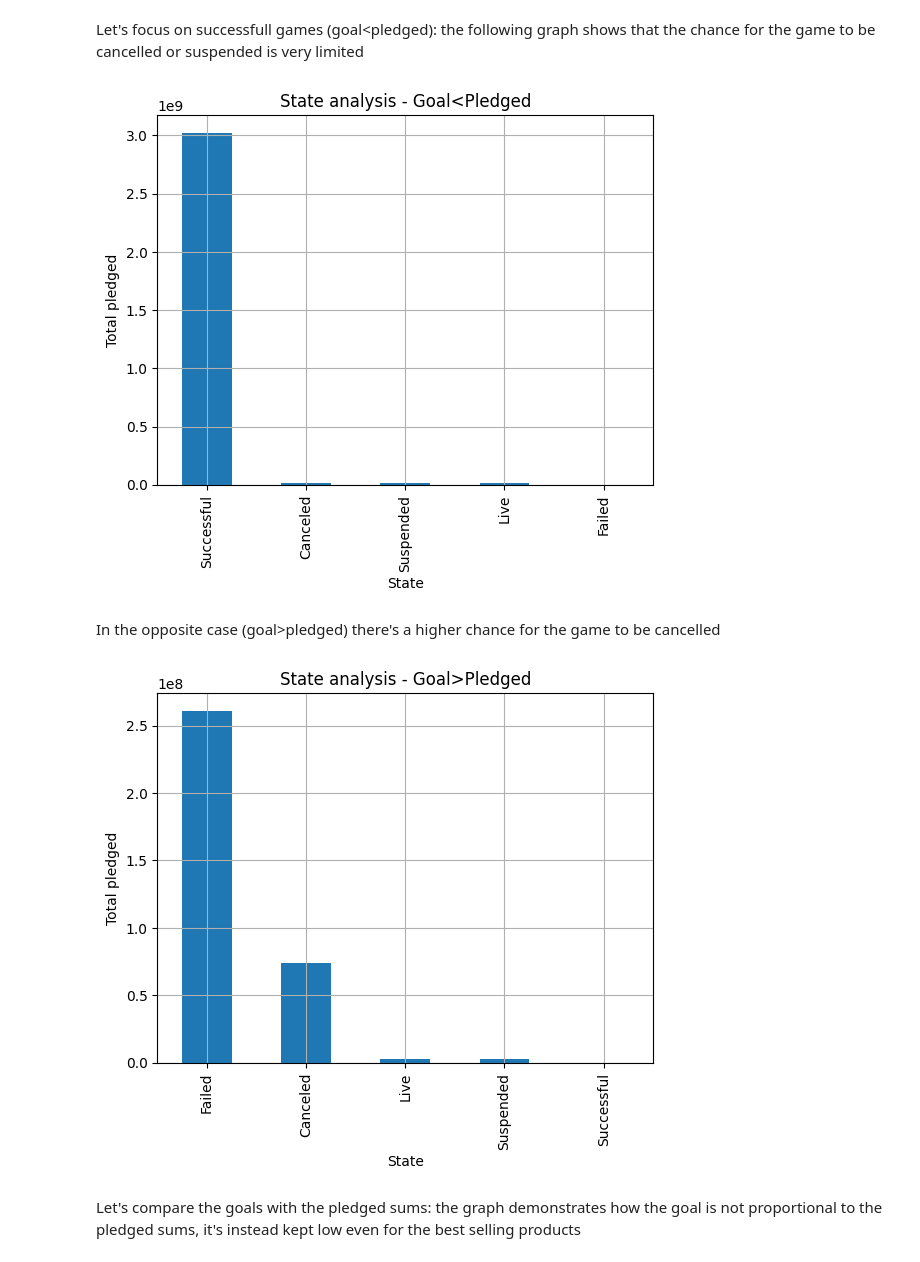
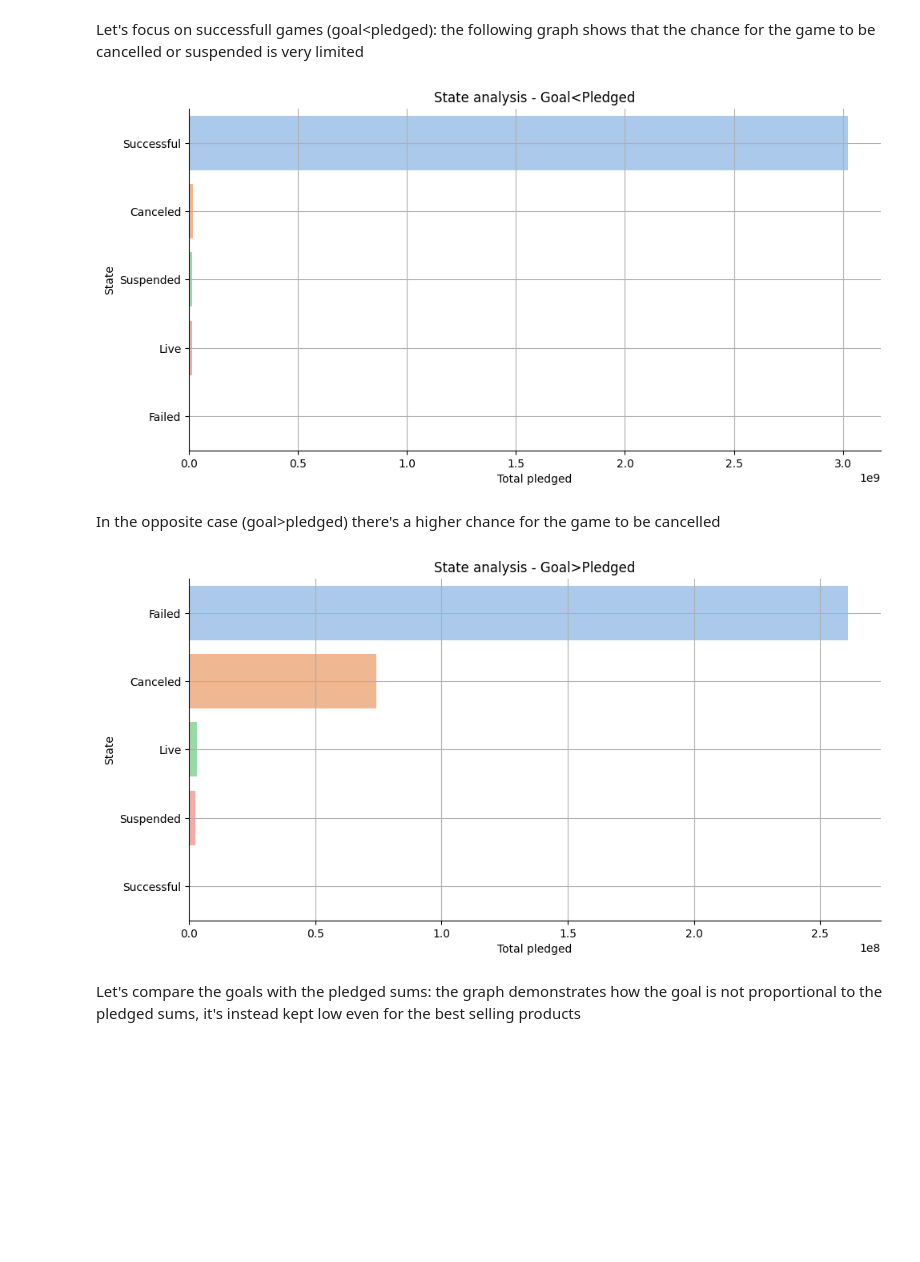
Before and after one commit to eulogi92/Portfolio, a Jupyter notebook: Python/3. KICKSTARTER PROJECTS/Python_Project_Kickstarter.ipynb, the cells around one changed output. Cells and saved outputs as stored; diff of their text form; code cells hidden in the pictures; blank space fills up the shorter version.

```diff
--- a/Python/3. KICKSTARTER PROJECTS/Python_Project_Kickstarter.ipynb
+++ b/Python/3. KICKSTARTER PROJECTS/Python_Project_Kickstarter.ipynb
@@ -353,27 +358,31 @@ plt.show()
 # %% [markdown]
 Let's focus on successfull games (goal<pledged): the following graph shows that the chance for the game to be cancelled or suspended is very limited
 # %%
-data=df[df["Goal"]<df["Pledged"]].groupby("State")["Pledged"].sum().head(10).sort_values(ascending=False)
-data.plot(kind="bar")
-plt.xlabel("State")
-plt.ylabel("Total pledged")
+data=pd.DataFrame({'index':df[df["Goal"]<df["Pledged"]].groupby("State")["Pledged"].sum().head(10).sort_values(ascending=False).index,
+                    'values':df[df["Goal"]<df["Pledged"]].groupby("State")["Pledged"].sum().head(10).sort_values(ascending=False).values})
+
+sns.catplot(data=data, x=data['values'], y=data['index'], kind="bar", palette="pastel", legend=False,height = 5, aspect = 2)
+plt.grid()
+plt.xlabel("Total pledged")
+plt.ylabel("State")
 plt.title("State analysis - Goal<Pledged")
-plt.grid()
 plt.show()
 # %% [output]
-[figure, old version]
+[figure, new version]
 # %% [markdown]
 In the opposite case (goal>pledged) there's a higher chance for the game to be cancelled
 # %%
-data=df[df["Goal"]>df["Pledged"]].groupby("State")["Pledged"].sum().head(10).sort_values(ascending=False)
-data.plot(kind="bar")
-plt.xlabel("State")
-plt.ylabel("Total pledged")
+data=pd.DataFrame({'index':df[df["Goal"]>df["Pledged"]].groupby("State")["Pledged"].sum().head(10).sort_values(ascending=False).index,
+                    'values':df[df["Goal"]>df["Pledged"]].groupby("State")["Pledged"].sum().head(10).sort_values(ascending=False).values})
+
+sns.catplot(data=data, x=data['values'], y=data['index'], kind="bar", palette="pastel", legend=False,height = 5, aspect = 2)
+plt.grid()
+plt.xlabel("Total pledged")
+plt.ylabel("State")
 plt.title("State analysis - Goal>Pledged")
-plt.grid()
 plt.show()
 # %% [output]
-[figure, old version]
+[figure, new version]
 # %% [markdown]
 Let's compare the goals with the pledged sums: the graph demonstrates how the goal is not proportional to the pledged sums, it's instead kept low even for the best selling products
 # %%
```
Also changed, not shown: parts of 16 cells of this notebook.
